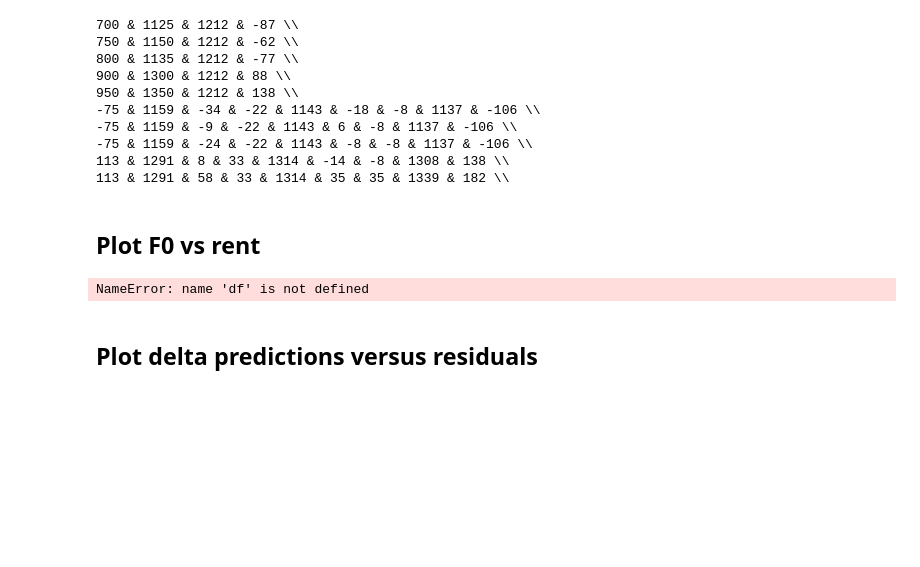
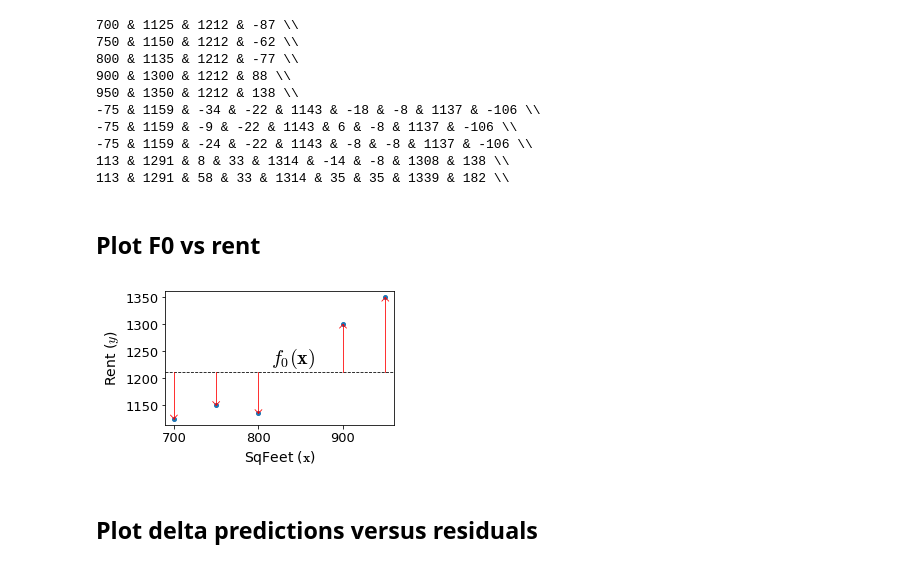
Before and after one commit to parrt/ml-articles, a Jupyter notebook: gradient-boosting/notebooks/dev-mse.ipynb, the cells around one changed output. Cells and saved outputs as stored; diff of their text form; code cells hidden in the pictures; blank space fills up the shorter version.

```diff
--- a/gradient-boosting/notebooks/dev-mse.ipynb
+++ b/gradient-boosting/notebooks/dev-mse.ipynb
@@ -100,29 +108,23 @@ for i in range(len(df)):
 # %%
 f0 = df.rent.mean()
 fig, ax = plt.subplots(nrows=1, ncols=1, figsize=(4, 2.5), sharex=True)
 plt.tight_layout()
 ax.plot(df.sqfeet,df.rent,'o', linewidth=.8, markersize=4)
 ax.plot([df.sqfeet.min()-10,df.sqfeet.max()+10], [f0,f0],
          linewidth=.8, linestyle='--', c='k')
 ax.set_xlim(df.sqfeet.min()-10,df.sqfeet.max()+10)
 ax.text(815, f0+15, r"$f_0({\bf x})$", fontsize=20)
 
-ax.set_ylabel(r"Rent $y$", fontsize=20)
-ax.set_xlabel(r"${\bf x}$", fontsize=20)
+ax.set_ylabel(r"Rent ($y$)", fontsize=14)
+ax.set_xlabel(r"SqFeet (${\bf x}$)", fontsize=14)
 
 # draw arrows
 for x,y,yhat in zip(df.sqfeet,df.rent,df.F0):
-    if y-yhat!=0:
-        ax.arrow(x, yhat, 0, y-yhat,
-                  fc='r', ec='r',
-                  linewidth=0.8,
-                  length_includes_head=True,
-                  head_width=4, head_length=15,
-                 )
+    draw_vector(ax, x, yhat, 0, y-yhat, df.rent.max()-df.rent.min())
 
 plt.show()
 # %% [output]
-NameError: name 'df' is not defined
+[figure, added]
 # %% [markdown]
 ## Plot delta predictions versus residuals
 # %%
```
Also changed, not shown: parts of 4 cells of this notebook, 2 other files.
